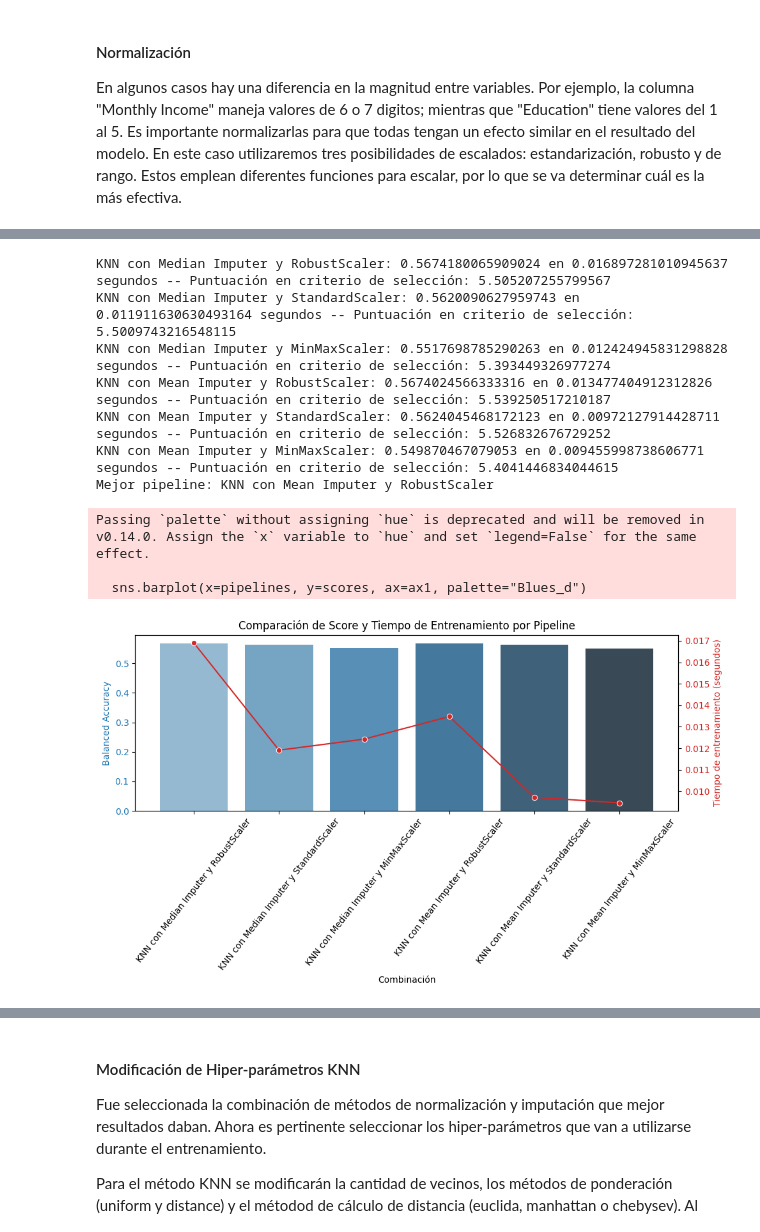
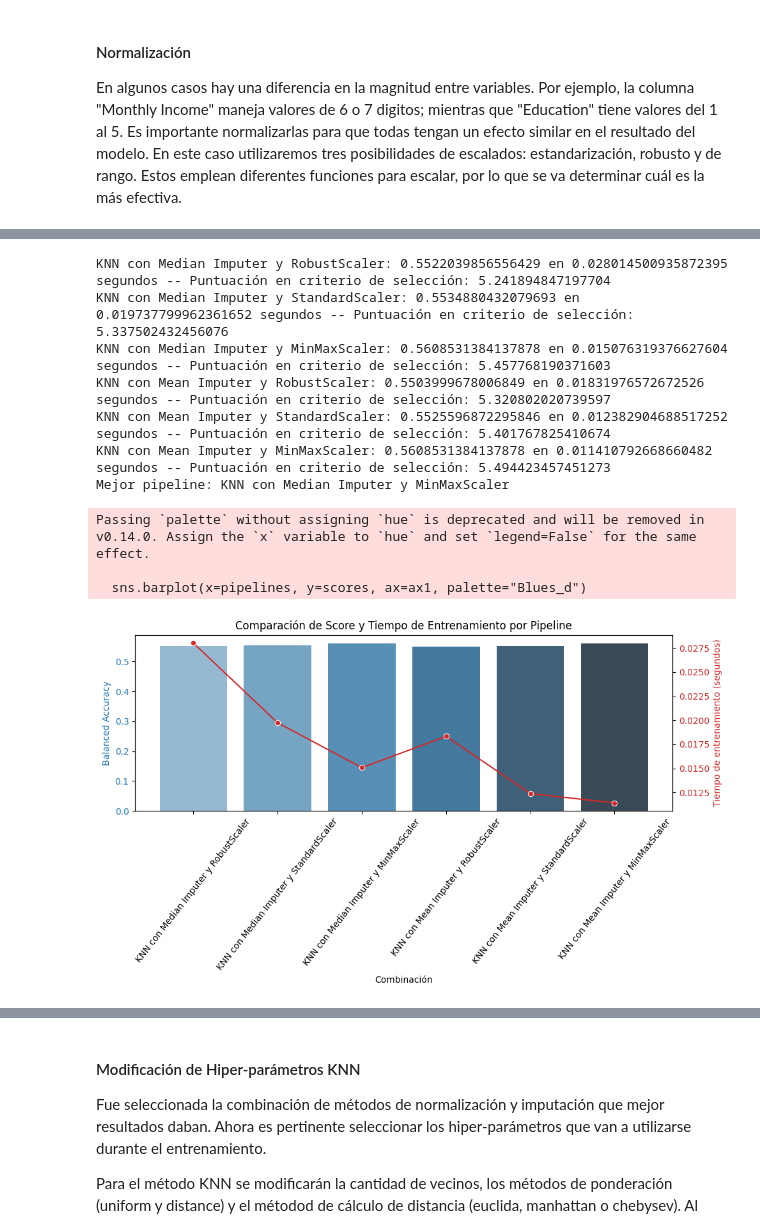
Before and after one commit to 100485446-UC3M/Primera_Practica_Machine_Learning_Grupo16, a Jupyter notebook: Predicciones.ipynb, the cells around one changed output, grey strips where cells are left out. Cells and saved outputs as stored; diff of their text form; code cells hidden in the pictures.

```diff
--- a/Predicciones.ipynb
+++ b/Predicciones.ipynb
@@ -223,7 +223,7 @@ df_filled = df.fillna(0)
 print("Número de valores NaN después de la imputación:\n", df_filled.isna().sum().sum())
 
 # Número de características a seleccionar
-num_features = 25
+num_features = 30
 
 # Aplicamos MRMR
 selected_features = pymrmr.mRMR(df_filled, 'MIQ', num_features)
@@ -384,44 +384,44 @@ for name, data in interna.items():
     pipelines.append(name)
     scores.append(data["score"])
     fit_times.append(data["fit_time"])
-    if selec_score  > best_comb:
-        best_comb = selec_score
+    if data["score"]  > best_comb:
+        best_comb = data["score"]
         best_pipeline = data["pipeline"]
         best_name = name
 
 print(f"Mejor pipeline: {best_name}")
 
 # Visualizar los tiempos de entrenamiento y los scores
 fig, ax1 = plt.subplots(figsize=(10, 6)) #ax1 es un eje
 
 color = 'tab:blue'
 ax1.set_xlabel("Combinación")
 ax1.set_ylabel("Balanced Accuracy", color=color)
 sns.barplot(x=pipelines, y=scores, ax=ax1, palette="Blues_d")
 ax1.tick_params(axis='y', labelcolor=color)
 plt.xticks(rotation=52)
 
 ax2 = ax1.twinx() #Para dibujar dos figuras en el mismo eje
 color = 'tab:red'
 ax2.set_ylabel("Tiempo de entrenamiento (segundos)", color=color)
 sns.lineplot(x=pipelines, y=fit_times, ax=ax2, sort=False, marker="o", color=color)
 ax2.tick_params(axis='y', labelcolor=color)
 
 plt.title("Comparación de Score y Tiempo de Entrenamiento por Pipeline")
 plt.tight_layout()
 plt.show()
 # %% [output]
-KNN con Median Imputer y RobustScaler: 0.5674180065909024 en 0.016897281010945637 segundos -- Puntuación en criterio de selección: 5.505207255799567
-KNN con Median Imputer y StandardScaler: 0.5620090627959743 en 0.011911630630493164 segundos -- Puntuación en criterio de selección: 5.5009743216548115
-KNN con Median Imputer y MinMaxScaler: 0.5517698785290263 en 0.012424945831298828 segundos -- Puntuación en criterio de selección: 5.393449326977274
-KNN con Mean Imputer y RobustScaler: 0.5674024566333316 en 0.013477404912312826 segundos -- Puntuación en criterio de selección: 5.539250517210187
-KNN con Mean Imputer y StandardScaler: 0.5624045468172123 en 0.00972127914428711 segundos -- Puntuación en criterio de selección: 5.526832676729252
-KNN con Mean Imputer y MinMaxScaler: 0.549870467079053 en 0.009455998738606771 segundos -- Puntuación en criterio de selección: 5.4041446834044615
-Mejor pipeline: KNN con Mean Imputer y RobustScaler
+KNN con Median Imputer y RobustScaler: 0.5522039856556429 en 0.028014500935872395 segundos -- Puntuación en criterio de selección: 5.241894847197704
+KNN con Median Imputer y StandardScaler: 0.5534880432079693 en 0.019737799962361652 segundos -- Puntuación en criterio de selección: 5.337502432456076
+KNN con Median Imputer y MinMaxScaler: 0.5608531384137878 en 0.015076319376627604 segundos -- Puntuación en criterio de selección: 5.457768190371603
+KNN con Mean Imputer y RobustScaler: 0.5503999678006849 en 0.01831976572672526 segundos -- Puntuación en criterio de selección: 5.320802020739597
+KNN con Mean Imputer y StandardScaler: 0.5525596872295846 en 0.012382904688517252 segundos -- Puntuación en criterio de selección: 5.401767825410674
+KNN con Mean Imputer y MinMaxScaler: 0.5608531384137878 en 0.011410792668660482 segundos -- Puntuación en criterio de selección: 5.494423457451273
+Mejor pipeline: KNN con Median Imputer y MinMaxScaler
 Passing `palette` without assigning `hue` is deprecated and will be removed in v0.14.0. Assign the `x` variable to `hue` and set `legend=False` for the same effect.
 
   sns.barplot(x=pipelines, y=scores, ax=ax1, palette="Blues_d")
-[figure, old version]
+[figure, new version]
 # %% [markdown]
 #### Conclusiones de Imputación y Normalización
 
```
Also changed, not shown: parts of 13 cells of this notebook.
